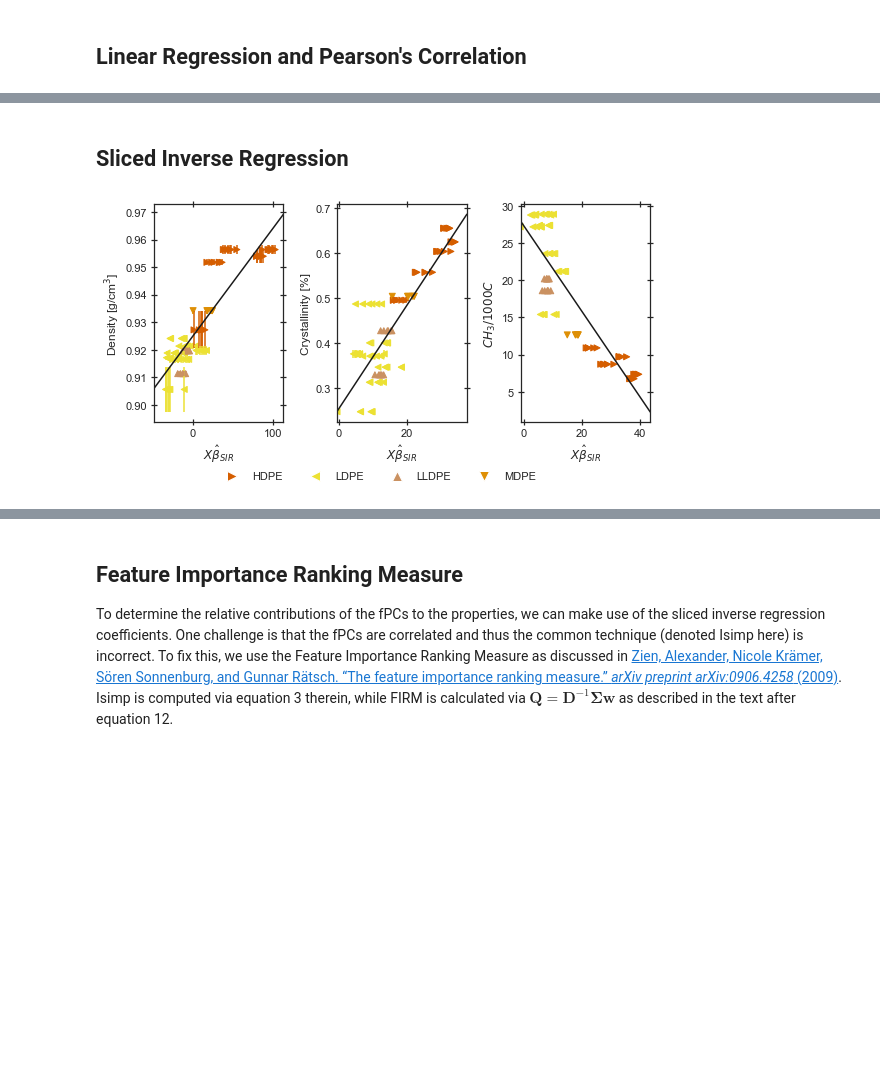
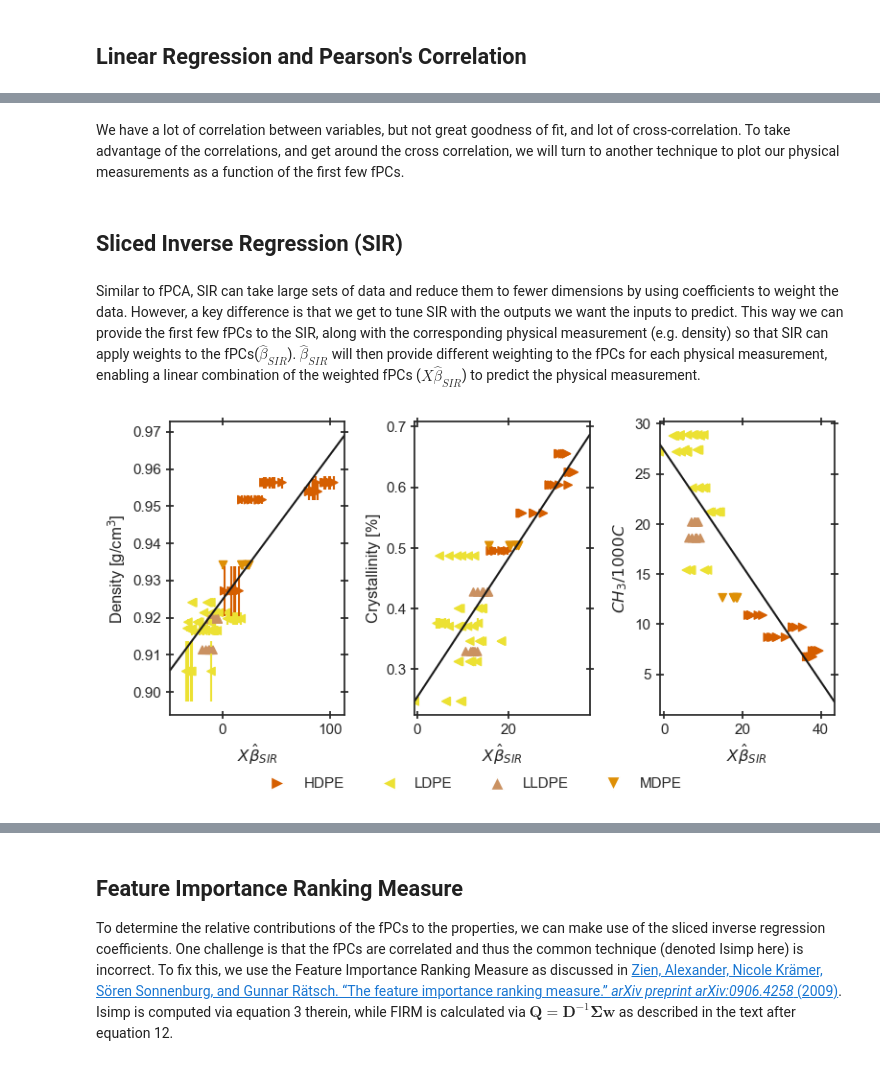
Before and after one commit to usnistgov/nir_corr_po, a Jupyter notebook: nir-corr-po.ipynb, the cells around one changed output, grey strips where cells are left out. Saved outputs shown, nothing was run; the diff lists cells and outputs as text; code cells hidden in the pictures; blank space fills up the shorter version.

```diff
--- a/nir-corr-po.ipynb
+++ b/nir-corr-po.ipynb
@@ -644,9 +645,10 @@ shape_vec = pd.Series(ds[color_scheme].values).map(dict_shapes[color_scheme])
 order = np.argsort(ds[color_scheme].values)
 
 # add the data
-# note: mscatter is a custom plotting function
-mscatter(x[order], y[order], color=col_vec.values[order],
-         m=shape_vec.values[order])
+# note: fix_markers is a custom function
+myscatter=ax.scatter(x[order], y[order],
+                    color=col_vec.values[order])
+fix_markers(myscatter, shape_vec.values[order])
 
 # adjust axis
 ax.set_xlabel(f'{axis_dict["pc0"]} [AU]')
@@ -753,22 +757,19 @@ for i, pair in enumerate(plot_list):
     # save these results in a data frame
     data = pd.DataFrame(columns=["Pair", "r_corr", "r^2"])
     data["Pair"] = [pair]
-    data["r_corr"] = r_corr
-    data["r^2"] = r2
+    data["$r_{corr}$"] = r_corr
+    data["$r^2$"] = r2
     df_LinReg = pd.concat([df_LinReg, data])
 
     # add the data
-    # we have to manipulate the plotting order so fewer ponts get covered up
+    # we have to manipulate the plotting order so fewer points get covered up
     order = np.argsort(ds_sub[color_scheme].values)
 
     # plot the data
-    mscatter(
-        x[order],
-        y[order],
-        color=col_vec.values[order],
-        m=shape_vec.values[order],
-        ax=ax,
-    )
+    myscatter=ax.scatter(x[order], y[order],
+                    color=col_vec.values[order])
+    fix_markers(myscatter, shape_vec.values[order])
+    #add error bars
     if yerr is not None:
         ax.errorbar(
             x[order],
@@ -868,5 +869,9 @@ df_LinReg
+# %% [markdown]
+We have a lot of correlation between variables, but not great goodness of fit, and lot of cross-correlation. To take advantage of the correlations, and get around the cross correlation, we will turn to another technique to plot our physical measurements as a function of the first few fPCs.
 # %% [markdown]
-## Sliced Inverse Regression
+## Sliced Inverse Regression (SIR)
+# %% [markdown]
+Similar to fPCA, SIR can take large sets of data and reduce them to fewer dimensions by using coefficients to weight the data. However, a key difference is that we get to tune SIR with the outputs we want the inputs to predict. This way we can provide the first few fPCs to the SIR, along with the corresponding physical measurement (e.g. density) so that SIR can apply weights to the fPCs($\hat\beta_{SIR}$). $\hat\beta_{SIR}$ will then provide different weighting to the fPCs for each physical measurement, enabling a linear combination of the weighted fPCs ($X\hat\beta_{SIR}$) to predict the physical measurement.
 # %%
 # using the first 3 principal components for SIR
 fpcs = 3
@@ -928,7 +933,7 @@ for i, corr in enumerate(plot_list):
     r2 = reg.score(x_new, y)
     df_smallSIR = pd.DataFrame(
         {"polymer": ["PE"], "Property": [corr],
-            "$r^2$": [r2], "$r_{corr}$": r_corr, }
+            "$r_{corr}$": r_corr, "$r^2$": [r2]}
     )
     df_SIR = pd.concat([df_SIR, df_smallSIR], ignore_index=True)
     sir_coeffs[i] = sir.directions_
@@ -938,13 +943,9 @@ for i, corr in enumerate(plot_list):
     order = np.argsort(ds_sub[color_scheme].values)
 
     # plot the data
-    mscatter(
-        x_new[order],
-        y[order],
-        color=col_vec.values[order],
-        m=shape_vec.values[order],
-        ax=ax,
-    )
+    myscatter=ax.scatter(x_new[order], y[order],
+                    color=col_vec.values[order])
+    fix_markers(myscatter, shape_vec.values[order])
     # add error bars
     if yerr is not None:
         ax.errorbar(
@@ -971,34 +972,34 @@ for i, corr in enumerate(plot_list):
     )
     ax.set_ylabel(axis_dict[corr])
     ax.set_xlabel(r"$X\hat\beta_{SIR}$")
     ax.set_xlim(x_model.min(), x_model.max())
 
 
 # custom legend
 leg_elems = [
     Line2D(
         [0],
         [0],
         marker=dict_shapes[color_scheme][key],
         color="w",
         markerfacecolor=cpalette[color_scheme][key],
         label=key,
         markersize=10,
     )
     for key in ['HDPE', 'LDPE', 'LLDPE', 'MDPE']
 ]
 fig.legend(
     handles=leg_elems,
     loc="center",
     bbox_to_anchor=[0.5, 0],
     ncol=len(leg_elems),
     frameon=False,
 )
 
 
 plt.tight_layout()
 # %% [output]
-[figure, old version]
+[figure, new version]
 # %%
 df_SIR
 # %% [output]
```
Also changed, not shown: parts of 24 cells of this notebook.
